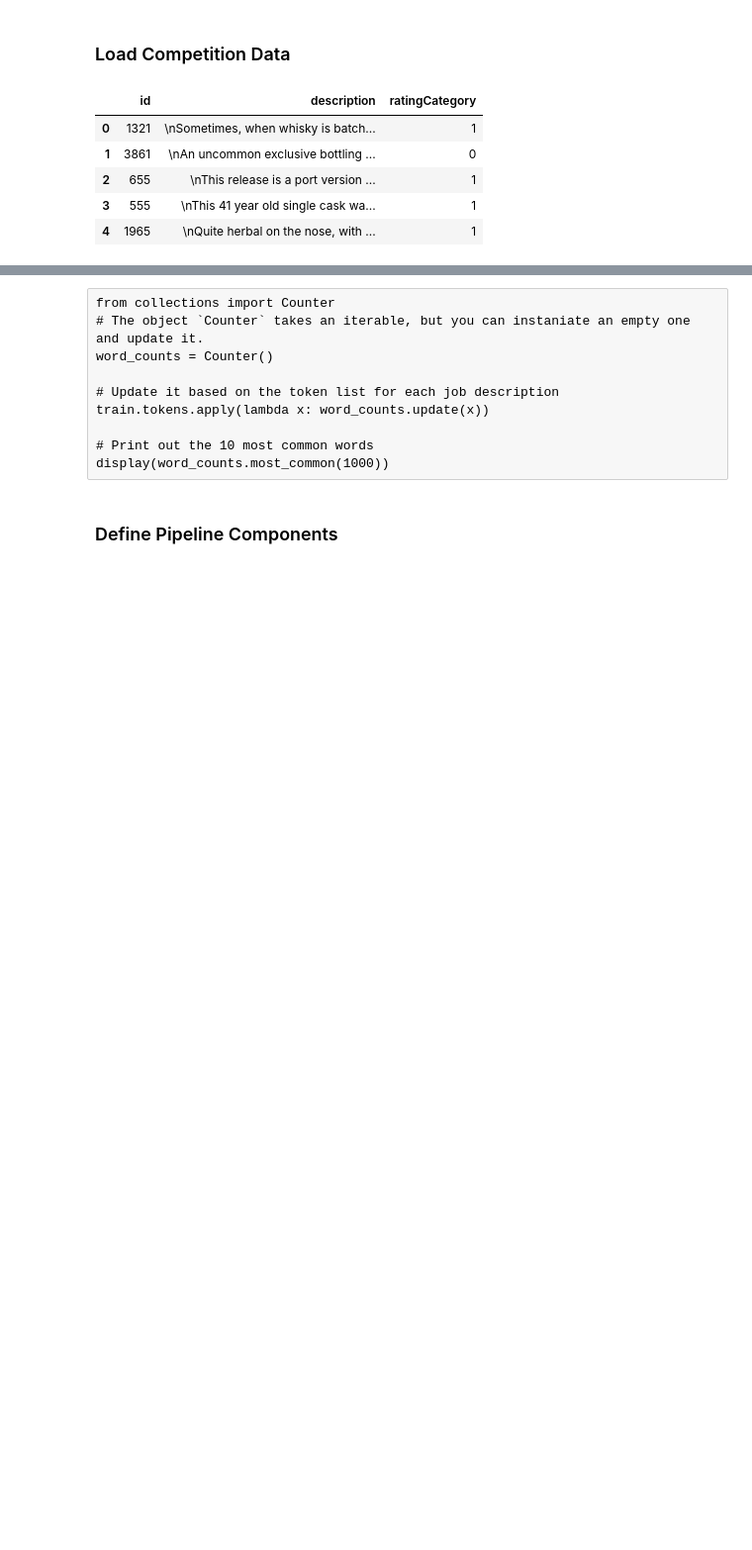
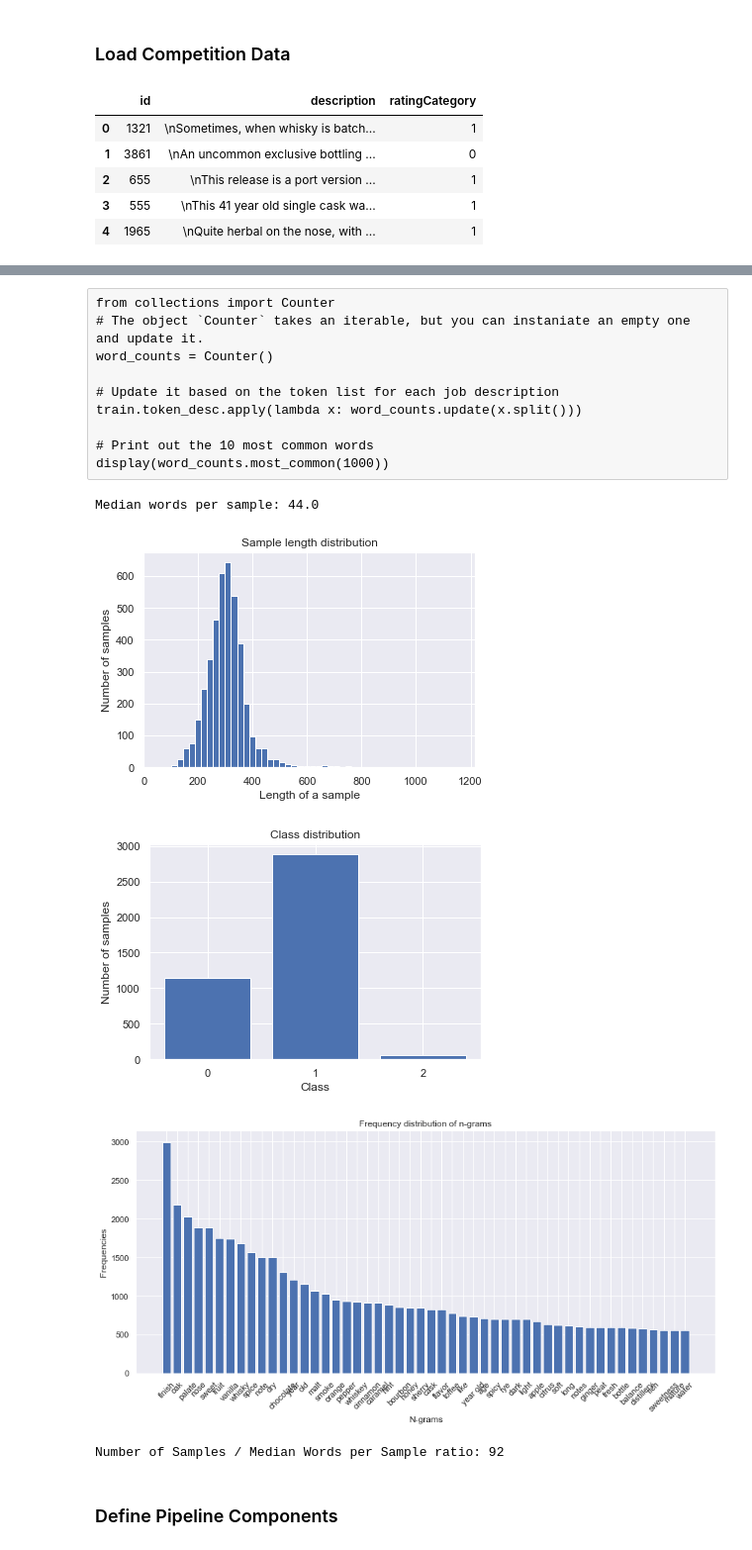
Before and after one commit to nsriniva/DS-Unit-4-Sprint-1-NLP, a Jupyter notebook: module3-document-classification/LS_DS_413_Document_Classification_Assignment.ipynb, the cells around one changed output, grey strips where cells are left out. Shown at 99% size. Saved outputs shown, nothing was run; the diff lists cells and outputs as text; code cells hidden in the pictures; blank space fills up the shorter version.

```diff
--- a/module3-document-classification/LS_DS_413_Document_Classification_Assignment.ipynb
+++ b/module3-document-classification/LS_DS_413_Document_Classification_Assignment.ipynb
@@ -87,10 +103,37 @@ from collections import Counter
 word_counts = Counter()
 
 # Update it based on the token list for each job description
-train.tokens.apply(lambda x: word_counts.update(x))
+train.token_desc.apply(lambda x: word_counts.update(x.split()))
 
 # Print out the 10 most common words
 display(word_counts.most_common(1000))
+# %%
+from explore_data import get_num_words_per_sample
+from explore_data import plot_sample_length_distribution
+from explore_data import plot_class_distribution
+from explore_data import plot_frequency_distribution_of_ngrams
+import seaborn as sns
+sns.set()
+# %%
+median_words_per_sample = get_num_words_per_sample(train_data)
+print(f'Median words per sample: {median_words_per_sample}')
+
+plot_sample_length_distribution(train_data)
+
+plot_class_distribution(train_target)
+
+plot_frequency_distribution_of_ngrams(train_data,
+                                      ngram_range=(1, 2),
+                                      num_ngrams=50)
+
+sw_ratio = len(train_data) / median_words_per_sample
+print(f'Number of Samples / Median Words per Sample ratio: {int(sw_ratio)}')
+# %% [output]
+Median words per sample: 44.0
+[figure, added]
+[figure, added]
+[figure, added]
+Number of Samples / Median Words per Sample ratio: 92
 # %% [markdown]
 ### Define Pipeline Components
 # %%
```
Also changed, not shown: parts of 21 cells of this notebook, 2 other files.
